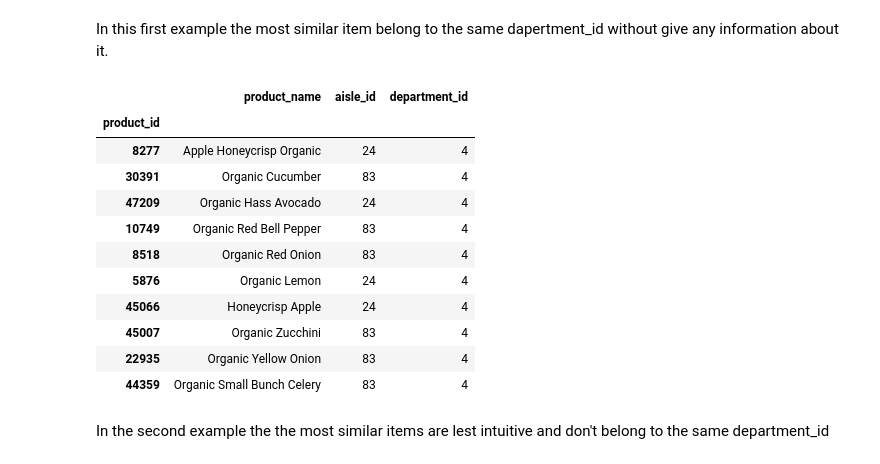
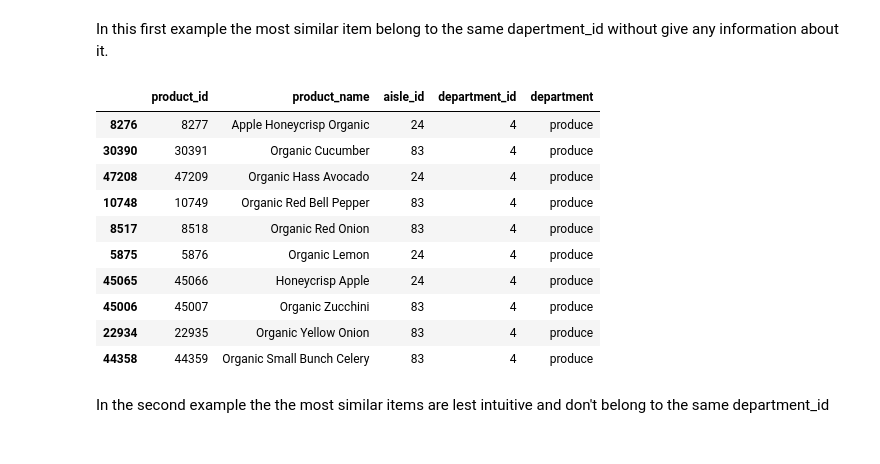
Before and after one commit to AlphaLabsUY/recsys, a Jupyter notebook: recommendation_system_instacart.ipynb, the cells around one changed output. Drawn from its saved outputs; the diff is of its cells as text; code cells hidden in the pictures.

```diff
--- a/recommendation_system_instacart.ipynb
+++ b/recommendation_system_instacart.ipynb
@@ -60,2 +63,33 @@ products.set_index('product_id', inplace=True)
+# %%
+products_dtypes = {
+    'product_id': np.int32,
+    'product_name': str,
+    'aisle_id': np.uint8,
+    'department_id': np.uint8
+}
+
+orders_dtypes = {
+    'order_id': np.int32,
+    'user_id': np.int32,
+    'eval_set': str,
+    'order_number': np.uint8,
+    'order_dow': np.uint8,
+    'order_hour_of_day': np.uint8,
+    'days_since_prior': np.float32
+}
+
+order_product_dtypes = {
+    'order_id': np.int32,
+    'product_id': np.int32,
+    'add_to_cart_order': np.uint8,
+    'reordered': np.uint8
+}
+
+orders = pd.read_csv(orders_path, dtype=orders_dtypes)
+products = pd.read_csv(product_path, dtype=products_dtypes)
+orders_product_prior = pd.read_csv(orders_product_prior_path, dtype=order_product_dtypes)
+orders_product_train = pd.read_csv(orders_product_train_path, dtype=order_product_dtypes)
+departments = pd.read_csv(departments_path)
+aisles = pd.read_csv(aisles_path)
 # %% [markdown]
 # Exploratory Data Analysis
@@ -62,5 +126,7 @@ products.set_index('product_id', inplace=True)
 # %% [markdown]
 ## Products
+# %%
+products = products.merge(departments, on='department_id', how='left')
 # %%
 products.shape
 # %% [output]
@@ -211,9 +397,11 @@ class SparseTransformer:
         self.products = None
         self.shape = None
 
-    def _sparse_matrices(self, users, products):
-        alpha = 1
-        values = [alpha] * len(users)
+    def _sparse_matrices(self, users, products, values = None):
+
+        if not values:
+            values = np.ones(len(users))
+
         row_index = users
         col_index = products
 
@@ -376,21 +561,20 @@ In this first example the most similar item belong to the same dapertment_id wit
 # %%
 item_id = 8277
 similar_product = np.asarray(model_user_item.similar_items(item_id), dtype=int)
 
-products.loc[similar_product[:, 0], :]
+products.loc[similar_product[:, 0] - 1, :]
 # %% [output]
-|  | product_name | aisle_id | department_id |
-| product_id |  |  |  |
-| 8277 | Apple Honeycrisp Organic | 24 | 4 |
-| 30391 | Organic Cucumber | 83 | 4 |
-| 47209 | Organic Hass Avocado | 24 | 4 |
-| 10749 | Organic Red Bell Pepper | 83 | 4 |
-| 8518 | Organic Red Onion | 83 | 4 |
-| 5876 | Organic Lemon | 24 | 4 |
-| 45066 | Honeycrisp Apple | 24 | 4 |
-| 45007 | Organic Zucchini | 83 | 4 |
-| 22935 | Organic Yellow Onion | 83 | 4 |
-| 44359 | Organic Small Bunch Celery | 83 | 4 |
+|  | product_id | product_name | aisle_id | department_id | department |
+| 8276 | 8277 | Apple Honeycrisp Organic | 24 | 4 | produce |
+| 30390 | 30391 | Organic Cucumber | 83 | 4 | produce |
+| 47208 | 47209 | Organic Hass Avocado | 24 | 4 | produce |
+| 10748 | 10749 | Organic Red Bell Pepper | 83 | 4 | produce |
+| 8517 | 8518 | Organic Red Onion | 83 | 4 | produce |
+| 5875 | 5876 | Organic Lemon | 24 | 4 | produce |
+| 45065 | 45066 | Honeycrisp Apple | 24 | 4 | produce |
+| 45006 | 45007 | Organic Zucchini | 83 | 4 | produce |
+| 22934 | 22935 | Organic Yellow Onion | 83 | 4 | produce |
+| 44358 | 44359 | Organic Small Bunch Celery | 83 | 4 | produce |
 # %% [markdown]
 In the second example the the most similar items are lest intuitive and don't belong to the same department_id
 # %%
```
Also changed, not shown: parts of 47 cells of this notebook.
